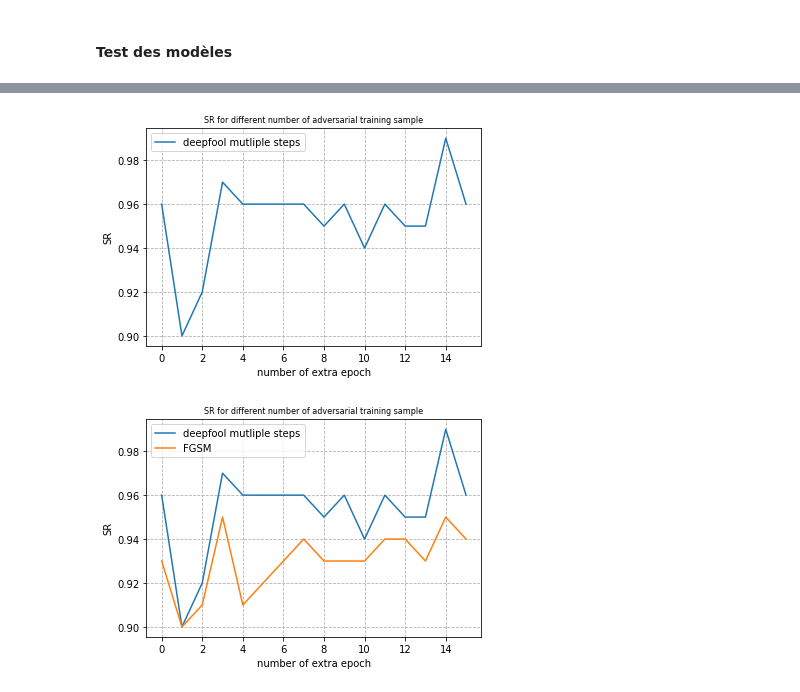
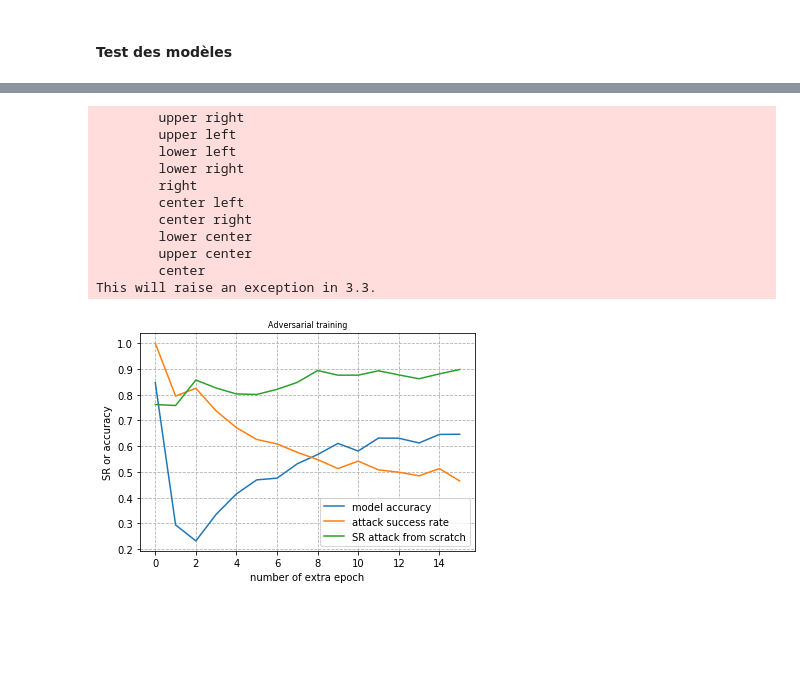
Before and after one commit to cedricgoubard/benchmark-adversarial-attacks, a Jupyter notebook: notebooks/Adversarial training.ipynb, the cells around one changed output, grey strips where cells are left out. Drawn from its saved outputs; the diff is of its cells as text; code cells hidden in the pictures; blank space fills up the shorter version.

```diff
--- a/notebooks/Adversarial training.ipynb
+++ b/notebooks/Adversarial training.ipynb
@@ -162,7 +160,7 @@ Use `tf.config.list_physical_devices('GPU')` instead.
 # %% [markdown]
 Visualisation de quelques exemple du data set d'exemple adverse
 # %%
-with open('adv_list_and_label_deepfool', 'rb') as f:
+with open('data/adv_list_and_label_deepfool_latest', 'rb') as f:
     adv_list=pickle.Unpickler(f).load()
     adv_true_label=pickle.Unpickler(f).load()
 adv_true_label = to_categorical(adv_true_label, 10)
@@ -170,3 +176,8 @@ adv_list=np.array(adv_list)
+# %%
+adv_train_set=adv_list[:2643]
+adv_train_label=adv_true_label[:2643]
+adv_test_set=adv_list[2643:]
+adv_test_label=adv_true_label[2643:]
 # %%
 plt.figure(figsize=(25,25))
 for i,(image, true_label) in enumerate(zip(adv_list[:9],adv_true_label[:9])):
@@ -222,6 +255,6 @@ attack_performances_computer est une fonction permettant d attaquer un modèle e
 # %%
-def attack_performances_computer(model,attack, image_list, labels,epsilon):
-    model_to_fool = TensorFlowModel(model, bounds=(0, 255))
+def attack_performances_computer(model_to_fool,attack, image_list, labels,epsilon):
+    model_to_fool = TensorFlowModel(model_to_fool, bounds=(0, 255))
     success=[]
     adv_list=[]
     attack_value=[]
@@ -233,8 +266,10 @@ def attack_performances_computer(model,attack, image_list, labels,epsilon):
         _, clipped, is_adv = attack(model_to_fool,image,label,epsilons=epsilon)
         success.append(bool(is_adv[0][0]))
         adv_list.append(np.array(clipped[0][0]))
-        prediction=model.predict(np.expand_dims(clipped[0][0],axis=0))
+        prediction=model_effnet.predict(np.expand_dims(clipped[0][0],axis=0))
         attack_value+=[np.argmax(prediction)]
     DOC_attack=DOC(adv_list,image_list)
     SR_attack=succes_rate(success)
-    return(DOC_attack,SR_attack)
+    return(SR_attack)
+
+y_true=list(map(np.argmax,y_test))
@@ -246,10 +276,12 @@ Chacune des 15 instances du modèle (plus ou moins familières avec les exemples
 # %%
-SR_dic={}
+attack_from_scratch_success_rate={}
+attack_FGSM=LinfFastGradientAttack()
 y_true=list(map(np.argmax,y_test))
 
-DOC_current,SR_current=attack_performances_computer(model_effnet,attack_deepfool, X_test[5000:5100], y_true[5000:5100],[0.013])
-SR_dic[0]=SR_current
+model_effnet=load_model('/media/hdd1/benchmark_adversarial_attacks/effnet_model_cifar.h5')
+SR=attack_performances_computer(model_effnet,attack_FGSM, X_test[5000:6000], y_true[5000:6000],[0.01])
+attack_from_scratch_success_rate[0]=SR
 for val in tqdm(range(1,16)):
     model_effnet.load_weights('/media/hdd1/benchmark_adversarial_attacks/weights.'+str(val)+'.hdf5')
-    DOC_current,SR_current=attack_performances_computer(model_effnet,attack_deepfool, X_test[5000:5100], y_true[5000:5100],[0.013])
-    SR_dic[val]=SR_current
+    SR=attack_performances_computer(model_effnet,attack_FGSM, X_test[5000:6000], y_true[5000:6000],[0.01])
+    attack_from_scratch_success_rate[val]=SR
@@ -262,10 +296,23 @@ with open('success_extra_epoch', 'rb') as f:
 # %%
-plt.plot(list(SR_dic.keys()),list(SR_dic.values()),label='deepfool mutliple steps')
+plt.plot(list(model_accuracy.keys()),list(model_accuracy.values()),label='model accuracy')
+plt.plot(list(attack_success_rate.keys()),list(attack_success_rate.values()),label='attack success rate')
+plt.plot(list(attack_from_scratch_success_rate.keys()),list(attack_from_scratch_success_rate.values()),label='SR attack from scratch')
 plt.grid(True,which="both", linestyle='--')
-plt.title('SR for different number of adversarial training sample', fontsize=8)
+plt.title('Adversarial training', fontsize=8)
 plt.xlabel('number of extra epoch')
-plt.ylabel('SR')
-plt.legend(loc='upper left')
+plt.ylabel('SR or accuracy')
+plt.legend(loc='lower right')
 plt.show()
 # %% [output]
+        upper right
+        upper left
+        lower left
+        lower right
+        right
+        center left
+        center right
+        lower center
+        upper center
+        center
+This will raise an exception in 3.3.
-[figure, old version]
+[figure, new version]
@@ -286,11 +318,0 @@ SR_dic_FGSM.update(SR_dic_10_FGSM)
-# %%
-plt.plot(list(SR_dic.keys()),list(SR_dic.values()),label='deepfool mutliple steps')
-plt.plot(list(SR_dic_FGSM.keys()),list(SR_dic_FGSM.values()),label='FGSM')
-plt.grid(True,which="both", linestyle='--')
-plt.title('SR for different number of adversarial training sample', fontsize=8)
-plt.xlabel('number of extra epoch')
-plt.ylabel('SR')
-plt.legend(loc='upper left')
-plt.show()
-# %% [output]
-[figure, removed]
```
Also changed, not shown: parts of 21 cells of this notebook, 7 other files.
